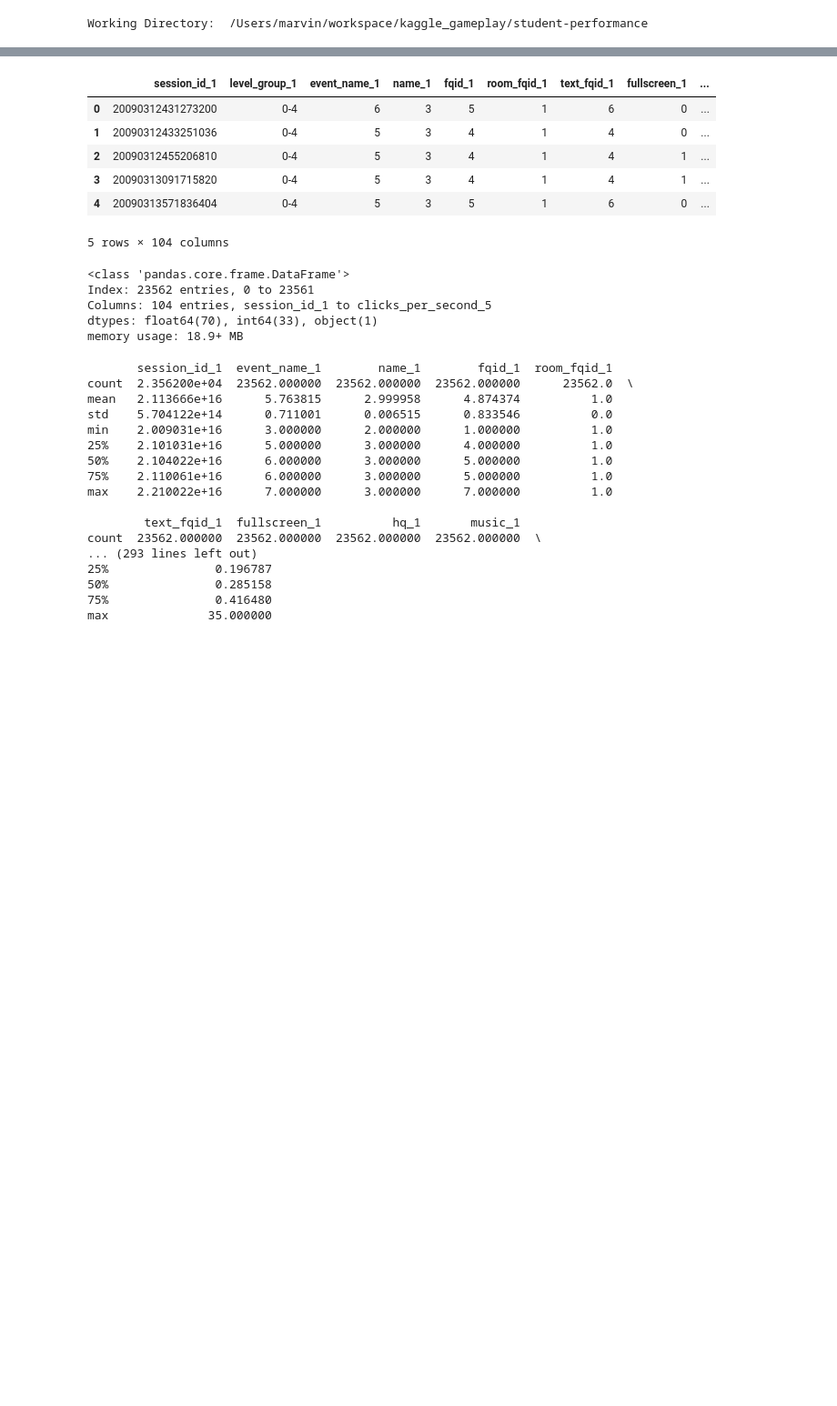
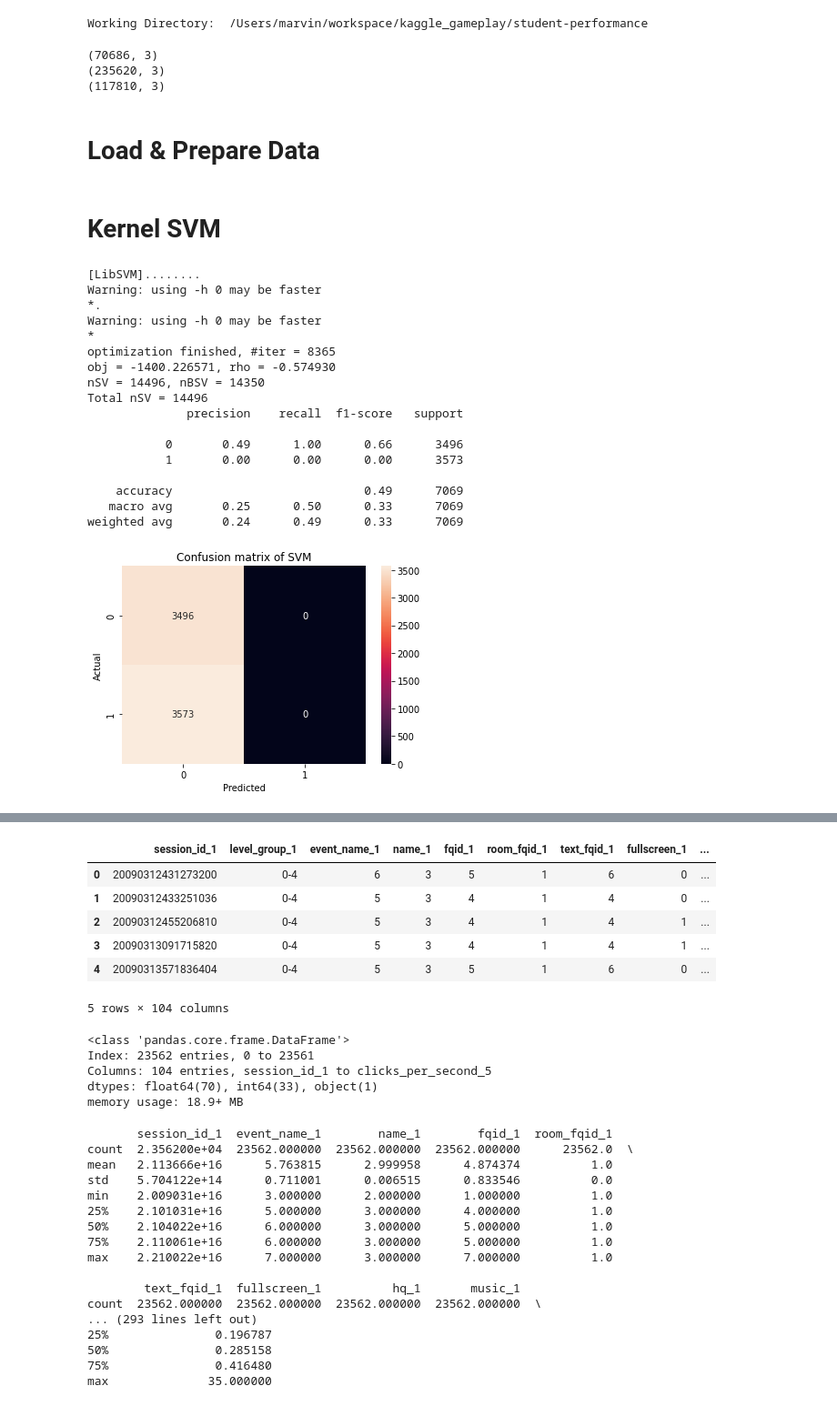
Before and after one commit to Kaggle-Project-TUC-DS/student-performance, a Jupyter notebook: notebooks/exploring_svms_marv.ipynb, the cells around one changed output, grey strips where cells are left out. Shown: that part at 91% size. Drawn from its saved outputs; the diff is of its cells as text; code cells hidden in the pictures; blank space fills up the shorter version.

Commit message:
more tests

```diff
--- a/notebooks/exploring_svms_marv.ipynb
+++ b/notebooks/exploring_svms_marv.ipynb
@@ -18,3 +22,81 @@ print("Working Directory: ", os.getcwd())
 # the working directory should be .../student-performance
 # %% [output]
 Working Directory:  /Users/marvin/workspace/kaggle_gameplay/student-performance
+# %%
+# load data
+labels = pd.read_csv("data/processed/labels.csv")
+labels_q1_3 = labels[labels['q'] <= 3]
+print(labels_q1_3.shape)
+labels_q4_13 = labels[(labels['q'] >= 4) & (labels['q'] <= 13)]
+print(labels_q4_13.shape)
+labels_q14_22 = labels[(labels['q'] >= 14) & (labels['q'] <= 22)]
+print(labels_q14_22.shape)
+# save csvs
+# labels_q1_3.to_csv("data/processed/labels_q1-3.csv", index=False)
+# labels_q4_13.to_csv("data/processed/labels_q4-13.csv", index=False)
+# labels_q14_22.to_csv("data/processed/labels_q14-22.csv", index=False)
+# %% [output]
+(70686, 3)
+(235620, 3)
+(117810, 3)
+# %% [markdown]
+# Load & Prepare Data
+# %%
+# X
+df = pd.read_csv("data/processed/df_5_12_flattened.csv", index_col=0)
+X = df.iloc[:, 2:].values
+# X = np.delete(X, 61, 1)
+
+# y
+labels = pd.read_csv("data/processed/labels_q4-13.csv")
+y = labels['correct'][labels['q'] == 10].values
+
+# Creating training and test split
+X_train, X_test, y_train, y_test = train_test_split(X, y, test_size=0.3, random_state=1, stratify = y)
+
+# Feature Scaling
+
+sc = StandardScaler()
+sc.fit(X_train)
+X_train_std = sc.transform(X_train)
+X_test_std = sc.transform(X_test)
+
+def eval_model(model, cm_title: str, ):
+    # Model evalutation
+    y_pred = model.predict(X_test)
+    # print('Accuracy: %.3f' % accuracy_score(y_test, y_pred))
+
+    # fmt='d' formats the numbers as digits, which means integers
+    cm = confusion_matrix(y_test, y_pred)
+    hp = sns.heatmap(cm, annot=True, fmt='d')
+    hp.set_title(f"Confusion matrix of {cm_title}")
+    hp.set(xlabel='Predicted', ylabel='Actual')
+
+    print(classification_report(y_test,y_pred))
+# %% [markdown]
+# Kernel SVM
+# %%
+# Training a SVM classifier using SVC class
+svm = SVC(kernel='rbf', random_state=1, C=0.1, verbose=True)
+svm.fit(X_train_std, y_train)
+
+eval_model(svm, "SVM")
+# %% [output]
+[LibSVM]........
+Warning: using -h 0 may be faster
+*.
+Warning: using -h 0 may be faster
+*
+optimization finished, #iter = 8365
+obj = -1400.226571, rho = -0.574930
+nSV = 14496, nBSV = 14350
+Total nSV = 14496
+              precision    recall  f1-score   support
+
+           0       0.49      1.00      0.66      3496
+           1       0.00      0.00      0.00      3573
+
+    accuracy                           0.49      7069
+   macro avg       0.25      0.50      0.33      7069
+weighted avg       0.24      0.49      0.33      7069
+[figure, added]
```
Also changed, not shown: parts of 7 cells of this notebook.
